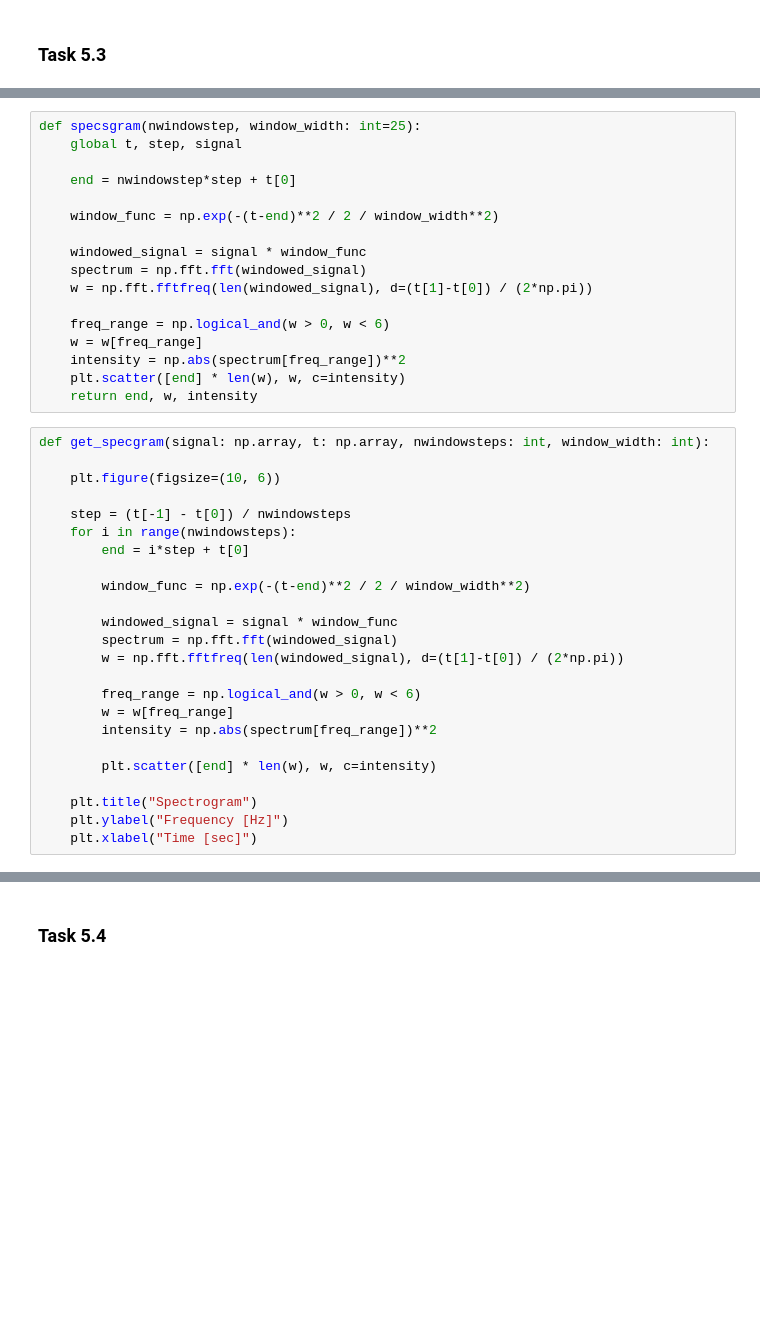
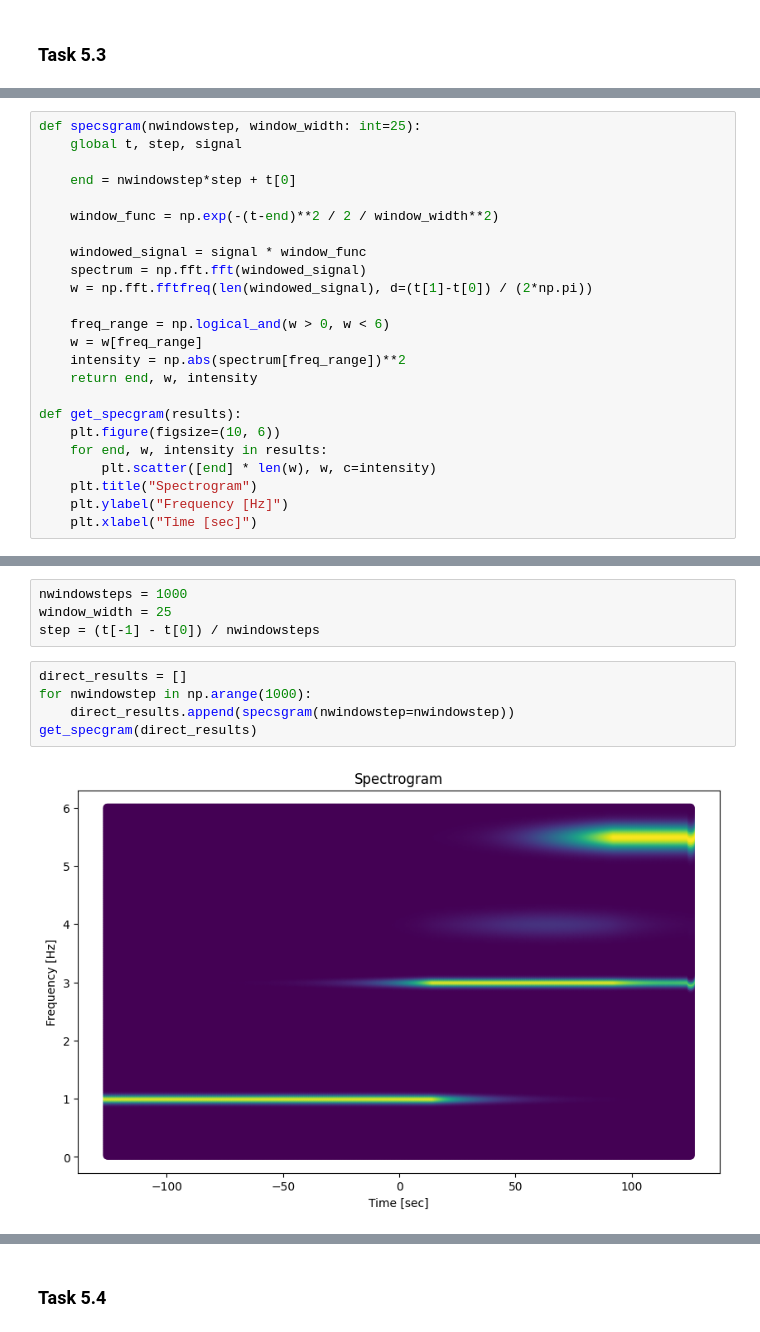
Before and after one commit to hasaki77/hppl, a Jupyter notebook: HW_5_Parallel_bifurcation_and_spectrogram.ipynb, the cells around one changed output, grey strips where cells are left out. Saved outputs shown, nothing was run; the diff lists cells and outputs as text; blank space fills up the shorter version.

```diff
--- a/HW_5_Parallel_bifurcation_and_spectrogram.ipynb
+++ b/HW_5_Parallel_bifurcation_and_spectrogram.ipynb
@@ -135,29 +148,12 @@ def specsgram(nwindowstep, window_width: int=25):
     freq_range = np.logical_and(w > 0, w < 6)
     w = w[freq_range]
     intensity = np.abs(spectrum[freq_range])**2
-    plt.scatter([end] * len(w), w, c=intensity)
     return end, w, intensity
+
+def get_specgram(results):
+    plt.figure(figsize=(10, 6))
+    for end, w, intensity in results:
+        plt.scatter([end] * len(w), w, c=intensity)
+    plt.title("Spectrogram")
+    plt.ylabel("Frequency [Hz]")
+    plt.xlabel("Time [sec]")
-# %%
-def get_specgram(signal: np.array, t: np.array, nwindowsteps: int, window_width: int):
-
-    plt.figure(figsize=(10, 6))
-
-    step = (t[-1] - t[0]) / nwindowsteps
-    for i in range(nwindowsteps):
-        end = i*step + t[0]
-
-        window_func = np.exp(-(t-end)**2 / 2 / window_width**2)
-
-        windowed_signal = signal * window_func
-        spectrum = np.fft.fft(windowed_signal)
-        w = np.fft.fftfreq(len(windowed_signal), d=(t[1]-t[0]) / (2*np.pi))
-
-        freq_range = np.logical_and(w > 0, w < 6)
-        w = w[freq_range]
-        intensity = np.abs(spectrum[freq_range])**2
-
-        plt.scatter([end] * len(w), w, c=intensity)
-
-    plt.title("Spectrogram")
-    plt.ylabel("Frequency [Hz]")
-    plt.xlabel("Time [sec]")
@@ -192,0 +162,11 @@ for i in range(nwindowsteps):
+# %%
+nwindowsteps = 1000
+window_width = 25
+step = (t[-1] - t[0]) / nwindowsteps
+# %%
+direct_results = []
+for nwindowstep in np.arange(1000):
+    direct_results.append(specsgram(nwindowstep=nwindowstep))
+get_specgram(direct_results)
+# %% [output]
+[figure, added]
```
Also changed, not shown: parts of 32 cells of this notebook.
